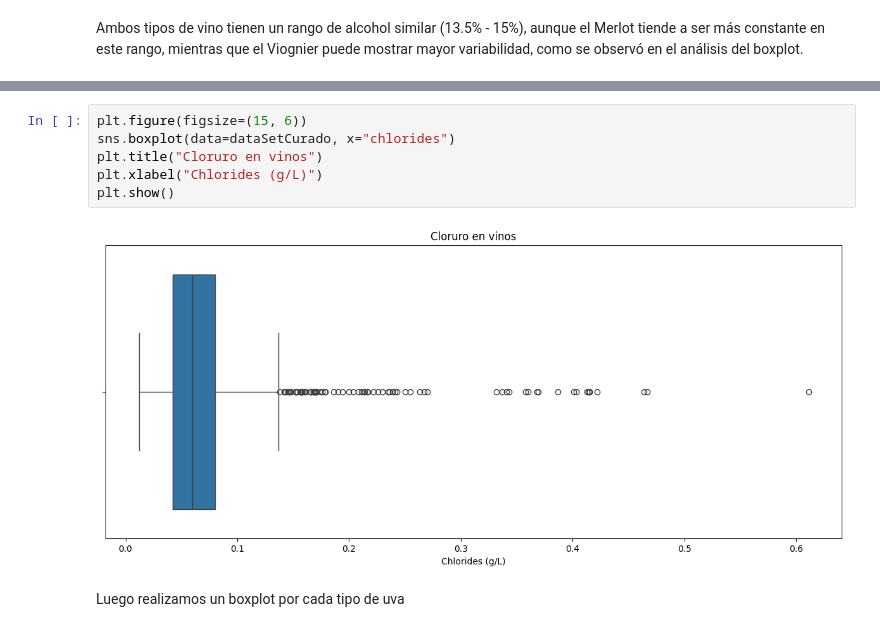
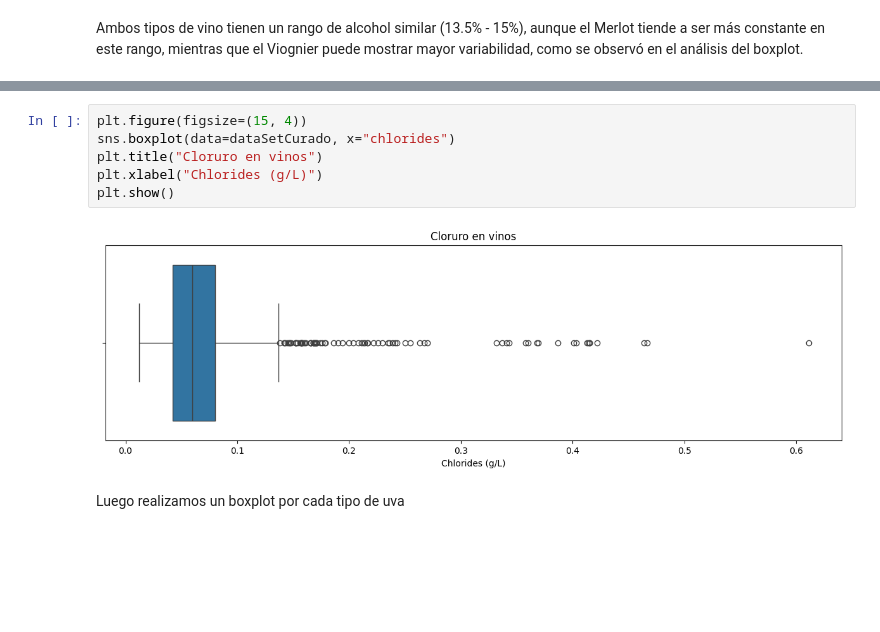
Before and after one commit to asoutrelle/Fundamentos-De-la-Ciencia-de-Datos-TPE, a Jupyter notebook: Grupo-21.ipynb, the cells around one changed output, grey strips where cells are left out. Drawn from its saved outputs; the diff is of its cells as text; blank space fills up the shorter version.

```diff
--- a/Grupo-21.ipynb
+++ b/Grupo-21.ipynb
@@ -816,11 +829,11 @@ Hacemos un BoxPlot para analisar los valores y posibles Outliers
 # %%
-plt.figure(figsize=(15, 6))
+plt.figure(figsize=(15, 4))
 sns.boxplot(data=dataSetCurado, x="chlorides")
 plt.title("Cloruro en vinos")
 plt.xlabel("Chlorides (g/L)")
 plt.show()
 # %% [output]
-[figure, old version]
+[figure, new version]
 # %% [markdown]
 Luego realizamos un boxplot por cada tipo de uva
 # %%
```
Also changed, not shown: parts of 33 cells of this notebook.
